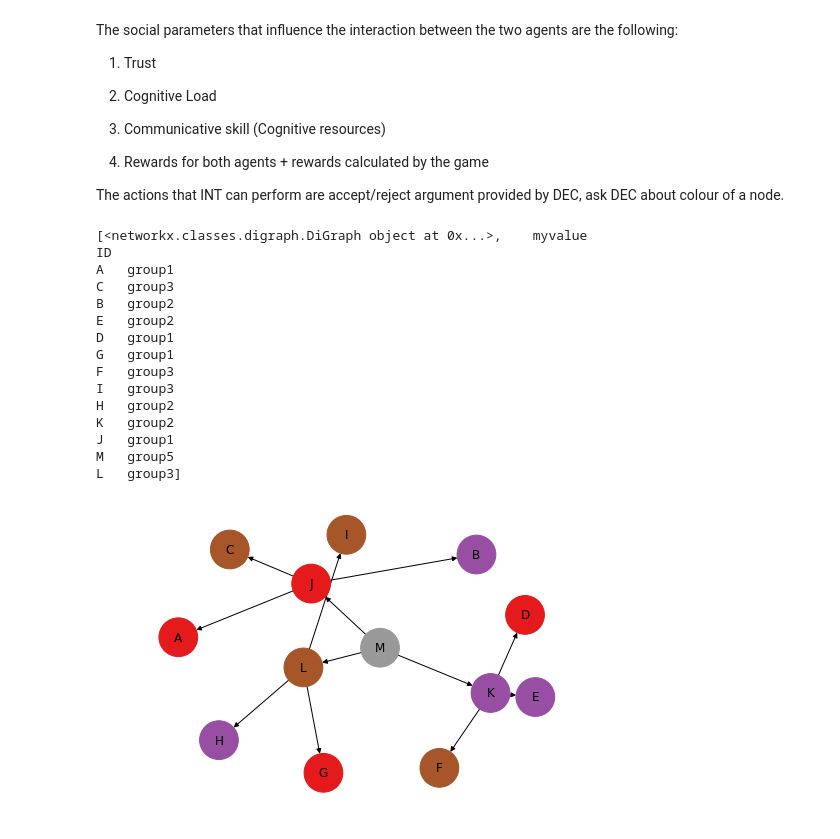
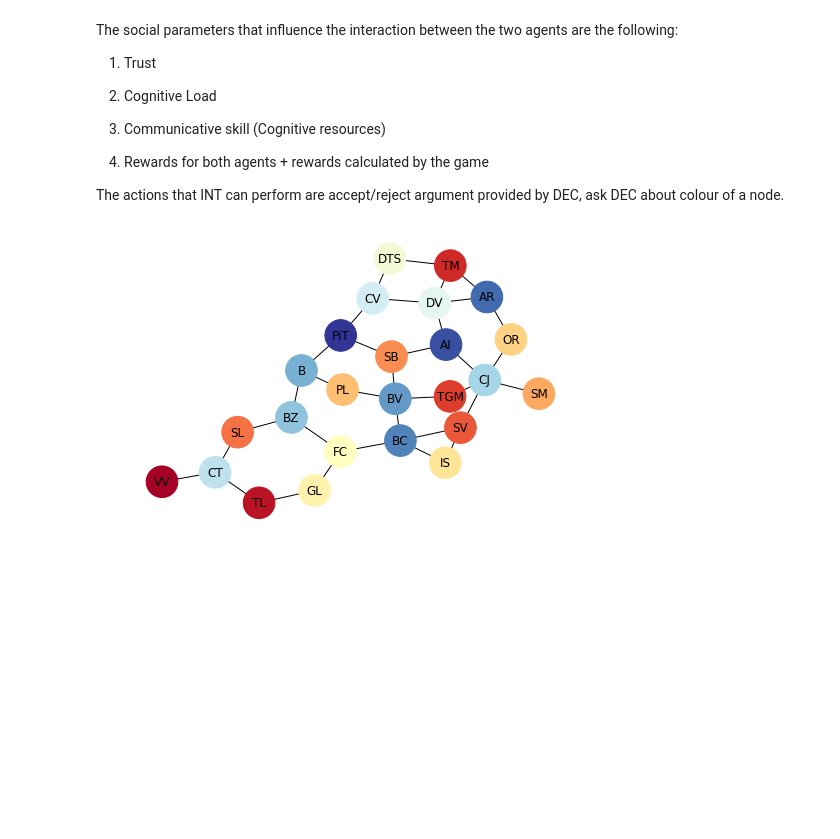
Before and after one commit to ionut94/AutomatedDialogGames, a Jupyter notebook: ADGMaster-Graph.ipynb, the cells around one changed output. Drawn from its saved outputs; the diff is of its cells as text; code cells hidden in the pictures; blank space fills up the shorter version.

Commit message:
Created new Graph with cities

```diff
--- a/ADGMaster-Graph.ipynb
+++ b/ADGMaster-Graph.ipynb
@@ -30,45 +30,40 @@ from itertools import count
 # %%
 #graph1
 df1 = pd.DataFrame({ 'from':['A', 'A', 'A', 'B', 'B', 'C', 'D', 'D', 'E', 'F', 'F', 'F', 'G'],
                        'to':['B', 'C', 'D', 'E', 'F', 'F', 'F', 'G', 'H', 'H', 'I', 'J', 'J']})
 carac1 = pd.DataFrame({ 'ID':['A', 'B', 'C','D','E','F','G','H','I','J'],
                        'myvalue':['group1','group2','group3','group4','group3',
                                   'group4','group2','group4','group3','group2'] })
 
 transitionSystem = [()]
 
 #graph 2
 df2 = pd.DataFrame({ 'from':['A', 'B', 'C','D','D','D','E','F','G','H'],
                        'to':['D', 'D', 'D','E','F','G','H','H','H','I']})
 carac2 = pd.DataFrame({ 'ID':['A', 'B', 'C','D','E','F','G','H','I'], 'myvalue':['group2','group3','group4', 'group1', 'group2','group3','group4', 'group1', 'group5' ] })
 
 #graph3 NN Style
 df3 = pd.DataFrame({ 'from':['A', 'B', 'C','D','E','F','G','H','I','J','K','L'],
                        'to':['J', 'J', 'J','K','K','K','L','L','L','M','M','M']})
 carac3 = pd.DataFrame({ 'ID':['A', 'B', 'C','D','E','F','G','H','I','J','K','L','M'], 'myvalue':['group1','group2','group3','group1','group2','group3','group1','group2','group3','group1','group2','group3','group5'] })
 
 df4 = pd.DataFrame({ 'from':['J', 'J', 'J','K','K','K','L','L','L','M','M','M'],
                        'to':['A', 'B', 'C','D','E','F','G','H','I','J','K','L']})
 
+# graph for romania map
+rom = pd.DataFrame({
+    'from':['TM' ,'TM','TM','AR','AR','OR','DTS','DV','DV','CJ','CJ','CJ' ,'CJ','AI','CV' ,'SB' ,'SB','TGM','PiT','BV','BV','PL','SV','SV','IS','BC','FC','FC','BZ','BZ','GL','TL','CT','CT'],
+      'to':['DTS','AR','DV','OR','DV','CJ', 'CV','CV','AI','SM','SV','TGM','AI','SB','PiT','PiT','BV','BV' ,  'B','BC','PL', 'B','IS','BC','BC','FC','BZ','GL', 'B','SL','TL','CT','SL','VV']
+})
+city = pd.DataFrame({
+    'ID'  :['TM'       ,'AR'  ,'OR'    ,'CJ'  ,'SM'      ,'DV'  ,'DTS'    ,'CV'     ,'Pit'    ,'AI'       ,'SB'   ,'TGM'       ,'BV'    ,'SV'     ,'IS'  ,'BC'   ,'B'        ,'PL'      ,'FC'     ,'BZ'   ,'GL'    ,'TL'    ,'CT'       ,'VV'       ,'SL'      ]                                                   ,
+    'name':['Timisoara','Arad','Oradea','Cluj','SatuMare','Deva','Drobeta','Craiova','Pitesti','AlbaIulia','Sibiu','TarguMures','Brasov','Suceava','Iasi','Bacau','Bucuresti','Ploiesti','Focsani','Buzau','Galati','Tulcea','Constanta','VamaVeche','Slobozia']
+})
 
-print(makeAndPlotGraph(df4, carac3))
+
+x = makeAndPlotGraph(rom, city)
 # %% [output]
-[<networkx.classes.digraph.DiGraph object at 0x...>,    myvalue
-ID
-A   group1
-C   group3
-B   group2
-E   group2
-D   group1
-G   group1
-F   group3
-I   group3
-H   group2
-K   group2
-J   group1
-M   group5
-L   group3]
-[figure, old version]
+[figure, new version]
 # %%
 # method that draws a graph and then returns the graph and the characs.
 
```
Also changed, not shown: parts of 1 cell of this notebook.
